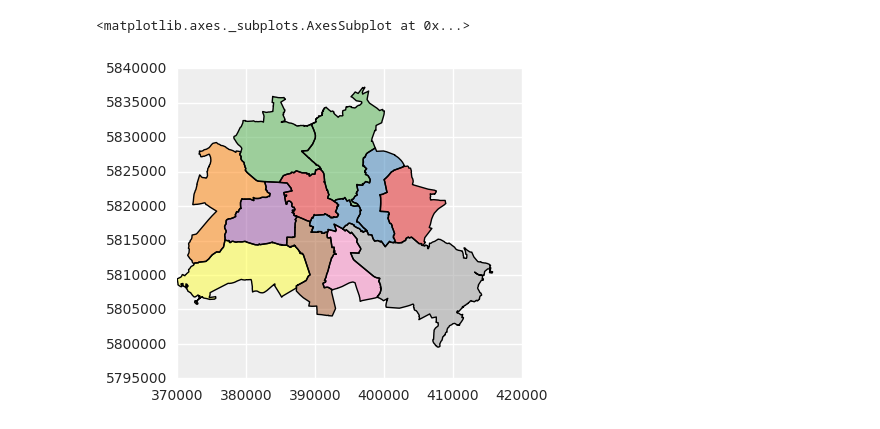
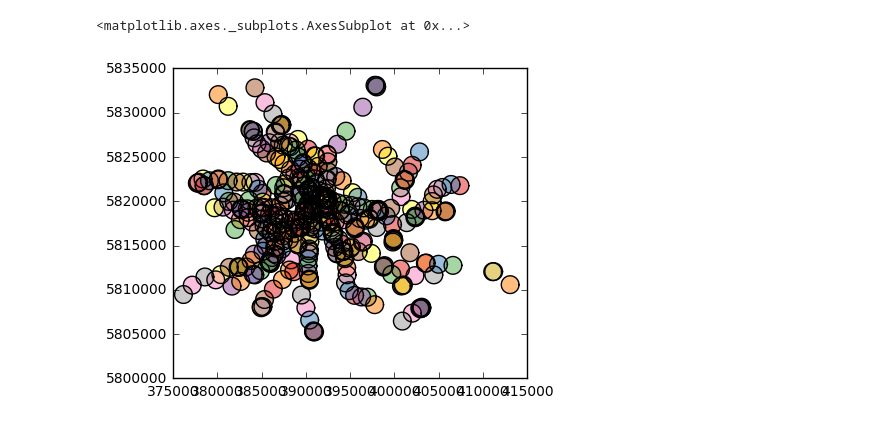
Before and after one commit to sabine-kaiser/pyladies-geopandas, a Jupyter notebook: geopandas_christmas_market_tour.ipynb, the cells around one changed output. Saved outputs shown, nothing was run; the diff lists cells and outputs as text; code cells hidden in the pictures.

```diff
--- a/geopandas_christmas_market_tour.ipynb
+++ b/geopandas_christmas_market_tour.ipynb
@@ -51,6 +207,8 @@ districts.geometry.plot()
 # %%
-districts.to_crs(epsg=32633, inplace=True)
-districts.geometry.plot()
+stops = gpd.read_file('data/stops.geojson')
+stops.to_crs(epsg=32633, inplace=True)
+stops.geometry = stops.buffer(distance=1000)
+stops.geometry.plot()
 # %% [output]
 <matplotlib.axes._subplots.AxesSubplot at 0x...>
-[figure, old version]
+[figure, new version]
```
Also changed, not shown: parts of 28 cells of this notebook, 4 other files.
